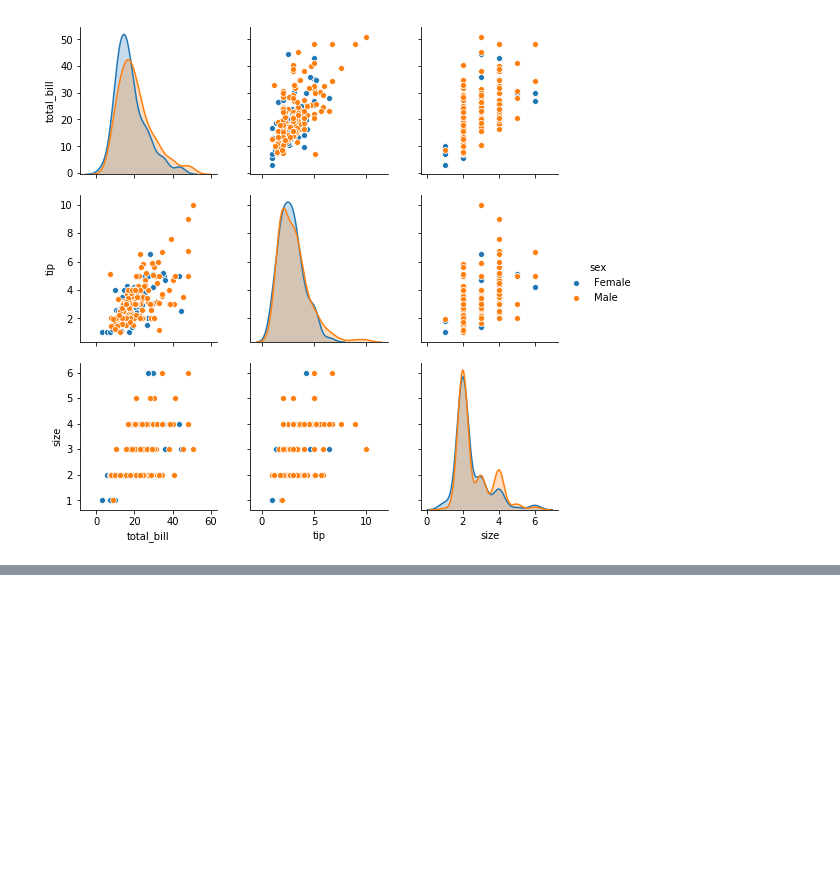
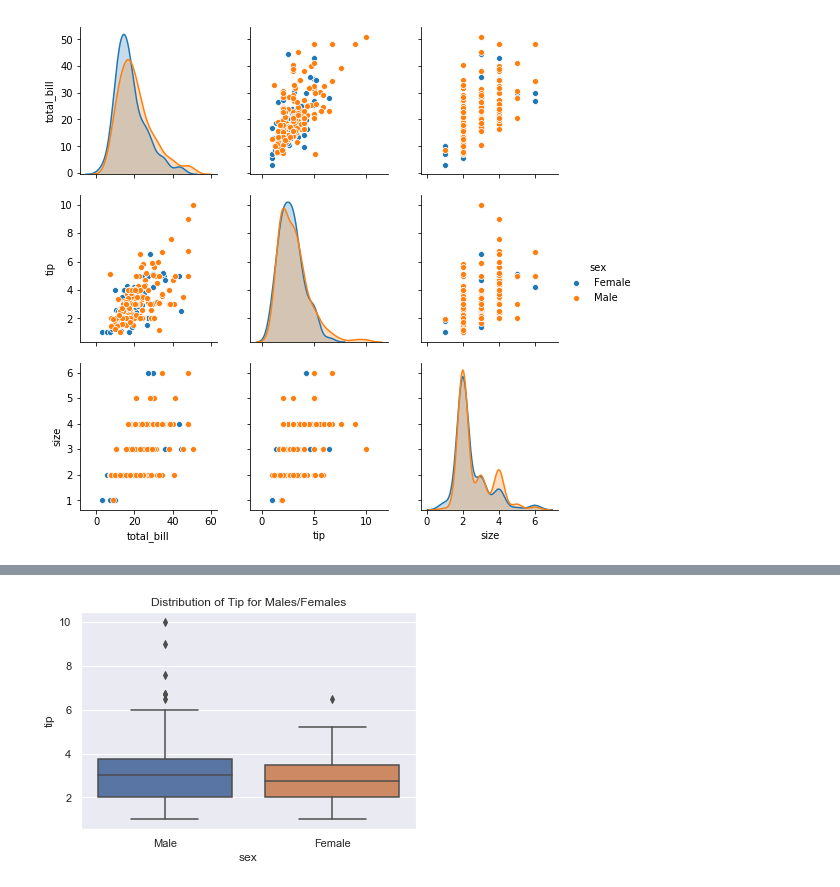
Before and after one commit to edelcorcoran/FDA-Project, a Jupyter notebook: Tips.ipynb, the cells around one changed output, grey strips where cells are left out. Cells and saved outputs as stored; diff of their text form; code cells hidden in the pictures; blank space fills up the shorter version.

```diff
--- a/Tips.ipynb
+++ b/Tips.ipynb
@@ -206,0 +344,7 @@ sns.pairplot(df, hue='sex')
+# %%
+#Select style of grid
+sns.set(style="darkgrid")
+# Display boxplot with sex on x-axis and tip on y-axis
+ax = sns.boxplot(x="sex", y="tip", data=tips).set_title("Distribution of Tip for Males/Females")
+# %% [output]
+[figure, added]
```
Also changed, not shown: parts of 23 cells of this notebook.
